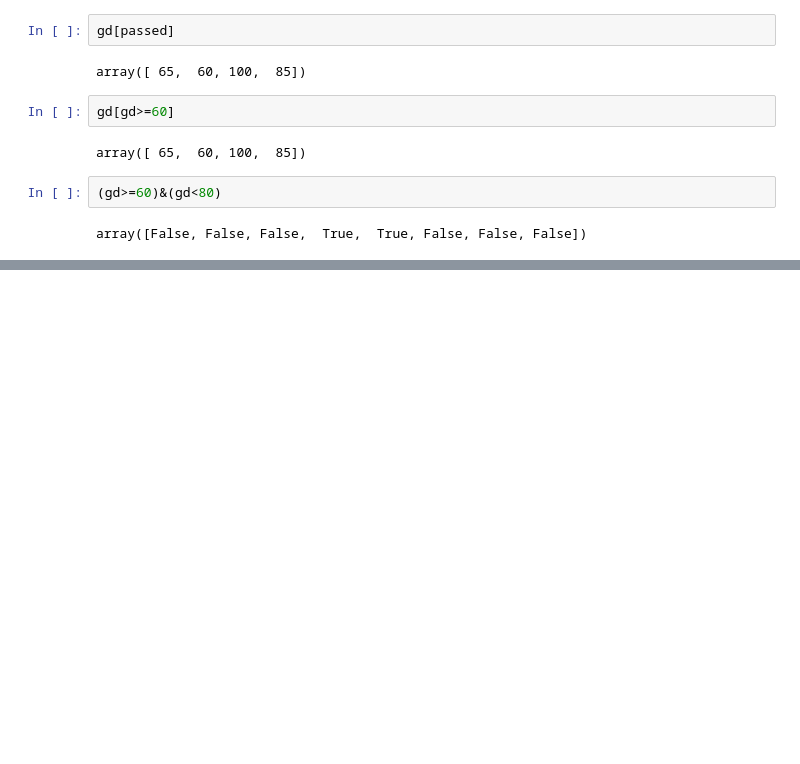
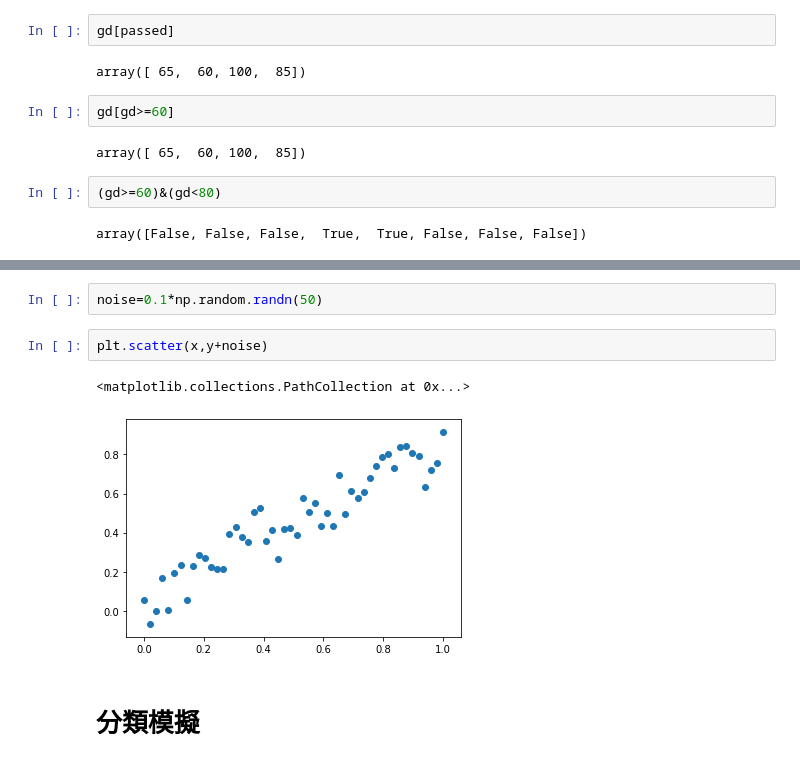
Before and after one commit to zalmancheng/MY-Python-Work, a Jupyter notebook: 數軟應用/上課內容/Python-7.ipynb, the cells around one changed output, grey strips where cells are left out. Cells and saved outputs as stored; diff of their text form; blank space fills up the shorter version.

```diff
--- a/數軟應用/上課內容/Python-7.ipynb
+++ b/數軟應用/上課內容/Python-7.ipynb
@@ -178,0 +212,9 @@ array([False, False, False,  True,  True, False, False, False])
+# %%
+noise=0.1*np.random.randn(50)
+# %%
+plt.scatter(x,y+noise)
+# %% [output]
+<matplotlib.collections.PathCollection at 0x...>
+[figure, added]
+# %% [markdown]
+# 分類模擬
```
Also changed, not shown: parts of 9 cells of this notebook, 6 other files.
